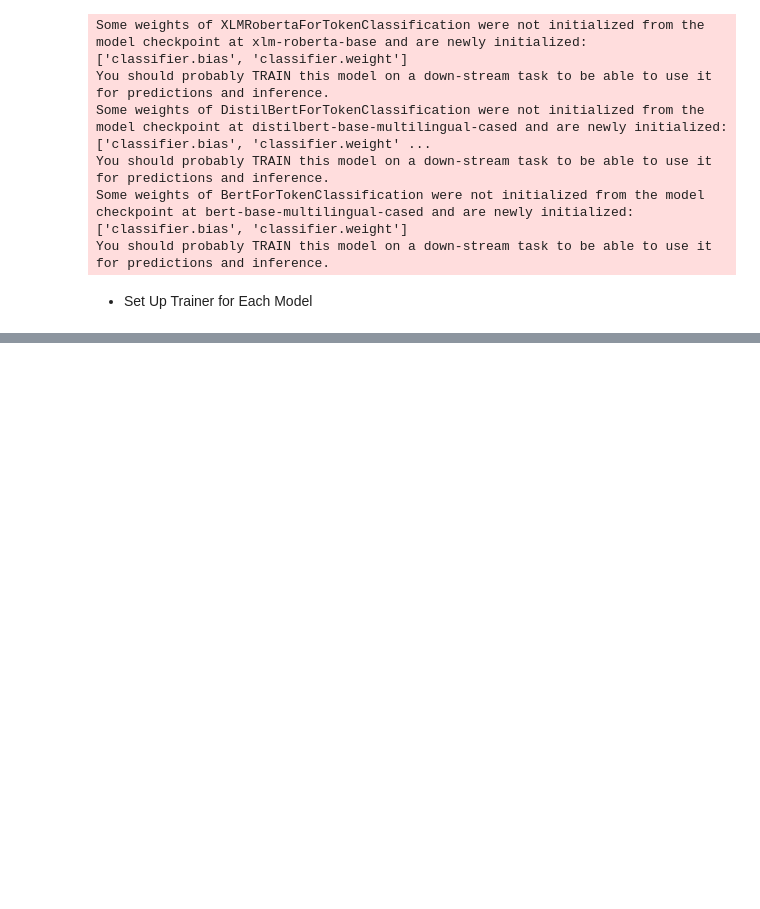
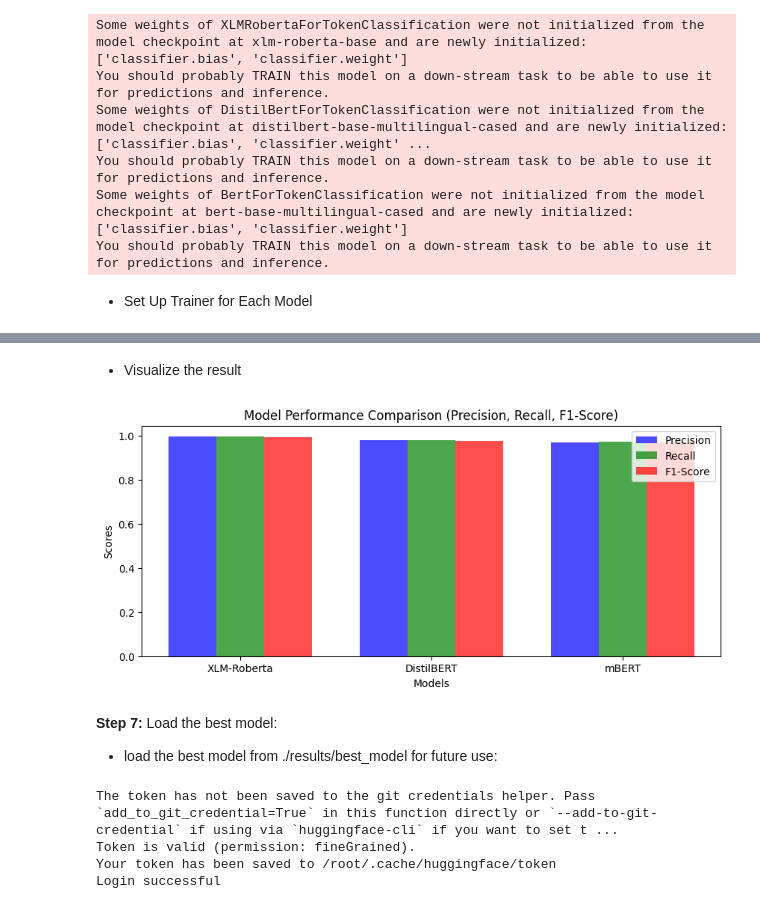
Before and after one commit to epythonlab/amharic-telegram-ecommerce-entity-extraction, a Jupyter notebook: notebooks/fine_tune_ner_model.ipynb, the cells around one changed output, grey strips where cells are left out. Drawn from its saved outputs; the diff is of its cells as text; code cells hidden in the pictures; blank space fills up the shorter version.

```diff
--- a/notebooks/fine_tune_ner_model.ipynb
+++ b/notebooks/fine_tune_ner_model.ipynb
@@ -383,0 +433,43 @@ NameError: name 'trainer' is not defined
+# %% [markdown]
+- Visualize the result
+# %%
+# Extract data
+models = list(results.keys())
+precision_scores = [results[model]['eval_precision'] for model in models]
+recall_scores = [results[model]['eval_recall'] for model in models]
+f1_scores = [results[model]['eval_f1'] for model in models]
+
+# Plot
+plt.figure(figsize=(10, 4))
+bar_width = 0.25
+bar_positions = range(len(models))
+
+plt.bar(bar_positions, precision_scores, bar_width, color='blue', alpha=0.7, label='Precision')
+plt.bar([p + bar_width for p in bar_positions], recall_scores, bar_width, color='green', alpha=0.7, label='Recall')
+plt.bar([p + 2 * bar_width for p in bar_positions], f1_scores, bar_width, color='red', alpha=0.7, label='F1-Score')
+
+# Add labels and title
+plt.xlabel('Models')
+plt.ylabel('Scores')
+plt.title('Model Performance Comparison (Precision, Recall, F1-Score)')
+plt.xticks([p + bar_width for p in bar_positions], models)
+plt.legend()
+plt.show()
+# %% [output]
+[figure, added]
+# %% [markdown]
+**Step 7:** Load the best model:
+- load the best model from ./results/best_model for future use:
+# %%
+from transformers import AutoModelForTokenClassification
+# Let's first authenticate
+from huggingface_hub import login
+
+# Paste your Hugging Face token here
+token = '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'
+login(token)
+# %% [output]
+The token has not been saved to the git credentials helper. Pass `add_to_git_credential=True` in this function directly or `--add-to-git-credential` if using via `huggingface-cli` if you want to set t ...
+Token is valid (permission: fineGrained).
+Your token has been saved to /root/.cache/huggingface/token
+Login successful
```
Also changed, not shown: parts of 44 cells of this notebook.
